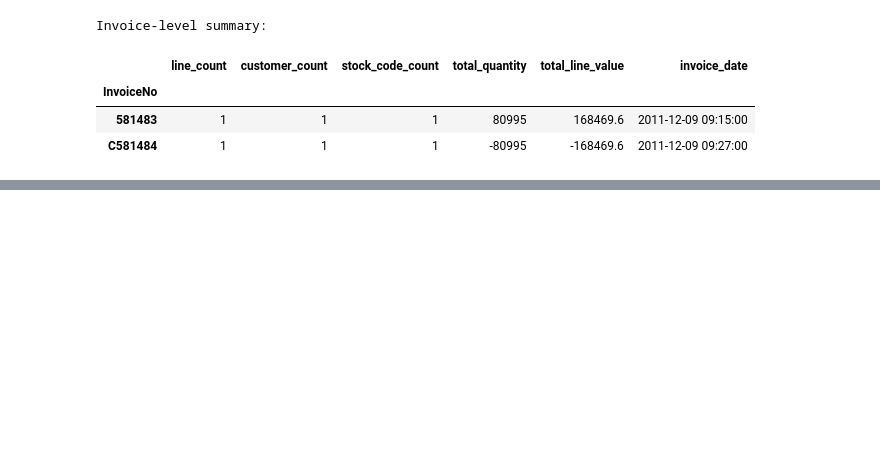
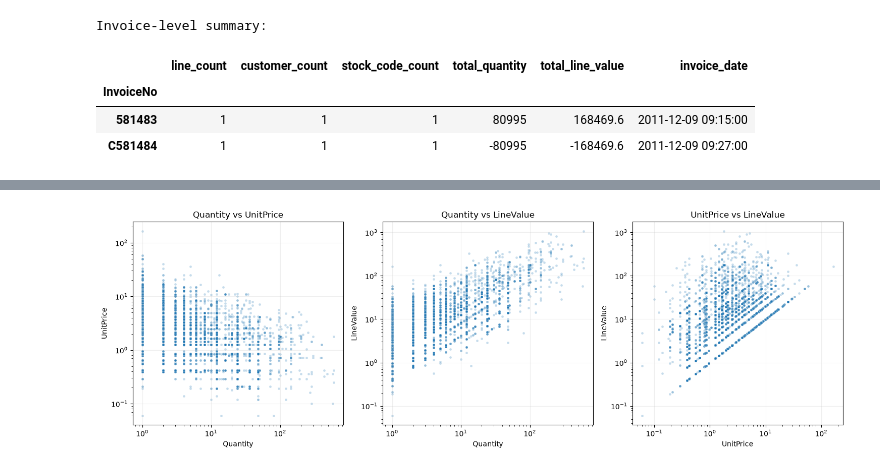
Before and after one commit to RaselParvejHrid/EDA, a Jupyter notebook: Part IX - Capstone/notebooks/End_to_End_EDA.ipynb, the cells around one changed output, grey strips where cells are left out. Saved outputs shown, nothing was run; the diff lists cells and outputs as text; code cells hidden in the pictures; blank space fills up the shorter version.

```diff
--- a/Part IX - Capstone/notebooks/End_to_End_EDA.ipynb
+++ b/Part IX - Capstone/notebooks/End_to_End_EDA.ipynb
@@ -4287,0 +4867,20 @@ Invoice-level summary:
+# %%
+relationship_variables = [
+    "Quantity",
+    "UnitPrice",
+    "LineValue",
+]
+
+pearson_correlation = df_eda[relationship_variables].corr(
+    method="pearson"
+)
+
+spearman_correlation = df_eda[relationship_variables].corr(
+    method="spearman"
+)
+
+print("Pearson correlation:")
+display(pearson_correlation.round(3))
+
+print("Spearman correlation:")
+display(spearman_correlation.round(3))
@@ -4287,0 +4909,33 @@ Invoice-level summary:
+# %%
+plot_sample = df_eda[relationship_variables].sample(
+    n=min(10000, len(df_eda)),
+    random_state=42,
+)
+
+fig = Figure(figsize=(15, 5))
+axes = fig.subplots(1, 3)
+
+relationships = [
+    ("Quantity", "UnitPrice"),
+    ("Quantity", "LineValue"),
+    ("UnitPrice", "LineValue"),
+]
+
+for ax, (x, y) in zip(axes, relationships):
+    sns.scatterplot(
+        data=plot_sample,
+        x=x,
+        y=y,
+        alpha=0.25,
+        s=12,
+        ax=ax,
+    )
+    ax.set_xscale("log")
+    ax.set_yscale("log")
+    ax.set_title(f"{x} vs {y}")
+    ax.grid(alpha=0.2)
+
+fig.tight_layout()
+display(fig)
+# %% [output]
+[figure, added]
```
Also changed, not shown: parts of 29 cells of this notebook, 2 other files.
